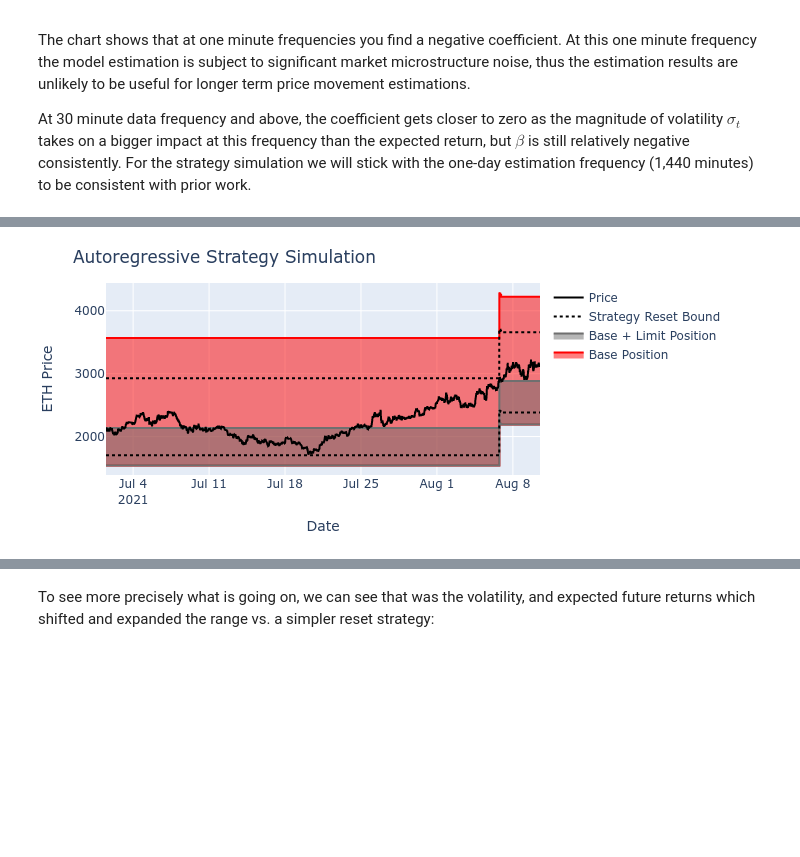
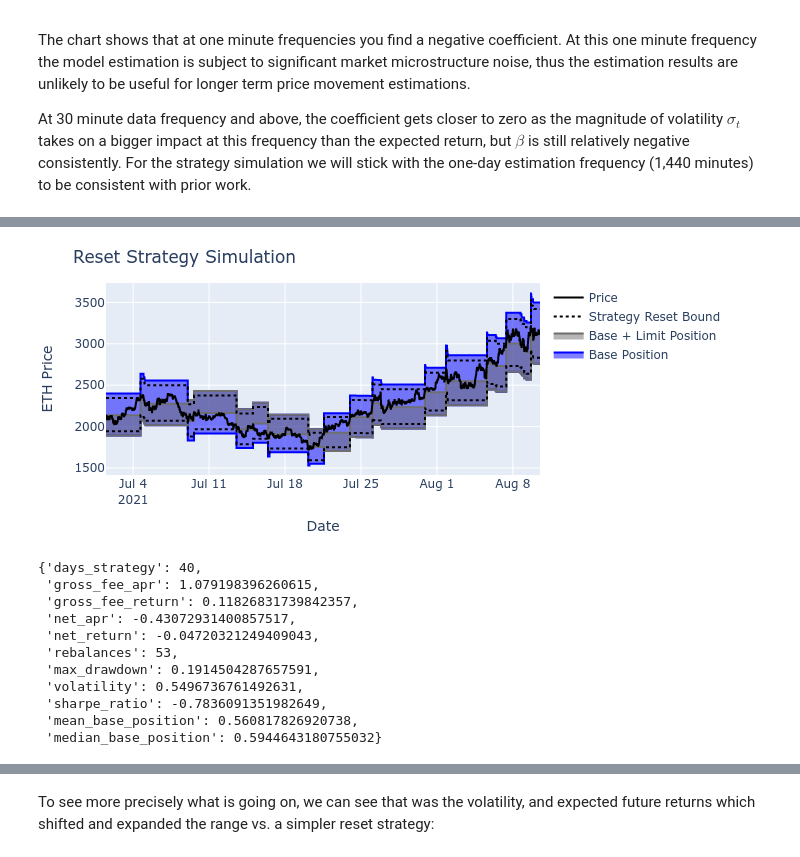
Before and after one commit to ricardgardella/active-strategy-framework, a Jupyter notebook: AutoRegressiveStrategy.ipynb, the cells around one changed output, grey strips where cells are left out. Saved outputs shown, nothing was run; the diff lists cells and outputs as text; code cells hidden in the pictures; blank space fills up the shorter version.

Commit message:
add the graph swap

```diff
--- a/AutoRegressiveStrategy.ipynb
+++ b/AutoRegressiveStrategy.ipynb
@@ -40,17 +40,16 @@ address            = '0x8ad599c3a0ff1de082011efddc58f1908eb6e6d8'
 token_0_address    = '0xA0b86991c6218b36c1d19D4a2e9Eb0cE3606eB48'
 token_1_address    = '0xC02aaA39b223FE8D0A0e5C4F27eAD9083C756Cc2'
 
-import importlib
-importlib.reload(GetPoolData)
-
-
+flipside_queries   = ['https://api.flipsidecrypto.com/api/v2/queries/b8ad3087-803a-478b-9ed3-c4f3c096bc47/data/latest',
+                      'https://api.flipsidecrypto.com/api/v2/queries/de277680-5ff6-4d58-bfff-29ef114215be/data/latest']
 
 # Price data for theThese must be month ends
 price_data_begin         = '2020-12-31'
 price_data_end           = '2021-12-31'
+file_name                = 'eth_usdc'
 
-swap_data  = GetPoolData.get_pool_data_flipside(address,BITQUERY_API_TOKEN,False)
-# price_data = GetPoolData.get_price_data_bitquery(token_0_address,token_1_address,price_data_begin,price_data_end,BITQUERY_API_TOKEN,DOWNLOAD_DATA)
+swap_data  = GetPoolData.get_pool_data_flipside(address,flipside_queries,file_name,DOWNLOAD_DATA)
+price_data = GetPoolData.get_price_data_bitquery(token_0_address,token_1_address,price_data_begin,price_data_end,BITQUERY_API_TOKEN,file_name,DOWNLOAD_DATA)
 # %% [markdown]
 ## Model Evaluation
 
@@ -64,7 +63,6 @@ On the other hand, the model finds interesting time series structure in the vola
 # %%
 AGGREGATED_MINUTES  = 60*24 # Works like a 'target' rebalance period
 
-price_data['price'] = price_data['quotePrice']
 price_data_filtered = AutoRegressiveStrategyImplementer.aggregate_price_data(price_data,AGGREGATED_MINUTES)
 
 ar                  = arch.univariate.ARX(price_data_filtered['price_return'].to_numpy()*10, lags=1)
@@ -384,74 +498,76 @@ pd.DataFrame(results)
 # %%
-SELECTED_STRATEGY                         = 13
-simulated_strategy                        = results_data[SELECTED_STRATEGY]
-data_strategy_long                        = pd.DataFrame([i.dict_components() for i in simulated_strategy])
-data_strategy_long                        = data_strategy_long.set_index('time',drop=False)
-data_strategy_long                        = data_strategy_long.sort_index()
-data_strategy_long['value_hold']          = INITIAL_TOKEN_0 + INITIAL_TOKEN_1 * data_strategy_long['price_1_0']
-data_strategy_long['relative_to_holding'] = data_strategy_long['value_position']/data_strategy_long['value_hold']-1
-data_strategy_long['cum_fees_usd']        = data_strategy_long['token_0_fees'].cumsum() + (data_strategy_long['token_1_fees'] * data_strategy_long['price_1_0']).cumsum()
-data_strategy_long['net_gain']            = (data_strategy_long['value_position']  - INITIAL_POSITION_VALUE)/INITIAL_POSITION_VALUE
-pd.DataFrame([AutoRegressiveStrategyImplementer.analyze_strategy(data_strategy_long,INITIAL_POSITION_VALUE)])
-
 CHART_SIZE = 300
 
 fig_strategy = go.Figure()
 fig_strategy.add_trace(go.Scatter(
-    x=data_strategy_long['time'],
-    y=data_strategy_long['base_range_lower_usd'],
+    x=data_strategy_reset['time'],
+    y=1/data_strategy_reset['base_range_lower'],
     fill=None,
     mode='lines',
     showlegend = False,
-    line_color='#ff0000',
+    line_color='#0000FF',
     ))
 fig_strategy.add_trace(go.Scatter(
-    x=data_strategy_long['time'],
-    y=data_strategy_long['base_range_upper_usd'],
+    x=data_strategy_reset['time'],
+    y=1/data_strategy_reset['base_range_upper'],
     name='Base Position',
     fill='tonexty', # fill area between trace0 and trace1
-    mode='lines', line_color='#ff0000',))
+    mode='lines', line_color='#0000FF',))
 
 fig_strategy.add_trace(go.Scatter(
-    x=data_strategy_long['time'],
-    y=data_strategy_long['limit_range_lower_usd'],
+    x=data_strategy_reset['time'],
+    y=1/data_strategy_reset['limit_range_lower'],
     fill=None,
     mode='lines',
     showlegend = False,
     line_color='#6f6f6f'))
 
 fig_strategy.add_trace(go.Scatter(
-    x=data_strategy_long['time'],
-    y=data_strategy_long['limit_range_upper_usd'],
+    x=data_strategy_reset['time'],
+    y=1/data_strategy_reset['limit_range_upper'],
     name='Base + Limit Position',
     fill='tonexty', # fill area between trace0 and trace1
     mode='lines', line_color='#6f6f6f',))
 
 fig_strategy.add_trace(go.Scatter(
-    x=data_strategy_long['time'],
-    y=data_strategy_long['reset_range_lower_usd'],
+    x=data_strategy_reset['time'],
+    y=1/data_strategy_reset['reset_range_lower'],
     name='Strategy Reset Bound',
     line=dict(width=2,dash='dot',color='black')))
 
 fig_strategy.add_trace(go.Scatter(
-    x=data_strategy_long['time'],
-    y=data_strategy_long['reset_range_upper_usd'],
+    x=data_strategy_reset['time'],
+    y=1/data_strategy_reset['reset_range_upper'],
     showlegend = False,
     line=dict(width=2,dash='dot',color='black',)))
 
 fig_strategy.add_trace(go.Scatter(
-    x=data_strategy_long['time'],
-    y=data_strategy_long['price_1_0'],
+    x=data_strategy_reset['time'],
+    y=data_strategy_reset['price_1_0'],
     name='Price',
     line=dict(width=2,color='black')))
 
 fig_strategy.update_layout(
     margin=dict(l=20, r=20, t=40, b=20),
     height= CHART_SIZE,
-    title = 'Autoregressive Strategy Simulation',
+    title = 'Reset Strategy Simulation',
     xaxis_title="Date",
     yaxis_title="ETH Price",
 )
 
 fig_strategy.show(renderer="png")
+
+ResetStrategyImplementer.analyze_strategy(data_strategy_reset,INITIAL_POSITION_VALUE)
 # %% [output]
-[figure, old version]
+[figure, new version]
+{'days_strategy': 40,
+ 'gross_fee_apr': 1.079198396260615,
+ 'gross_fee_return': 0.11826831739842357,
+ 'net_apr': -0.43072931400857517,
+ 'net_return': -0.04720321249409043,
+ 'rebalances': 53,
+ 'max_drawdown': 0.1914504287657591,
+ 'volatility': 0.5496736761492631,
+ 'sharpe_ratio': -0.7836091351982649,
+ 'mean_base_position': 0.560817826920738,
+ 'median_base_position': 0.5944643180755032}
```
Also changed, not shown: parts of 20 cells of this notebook, 9 other files.
